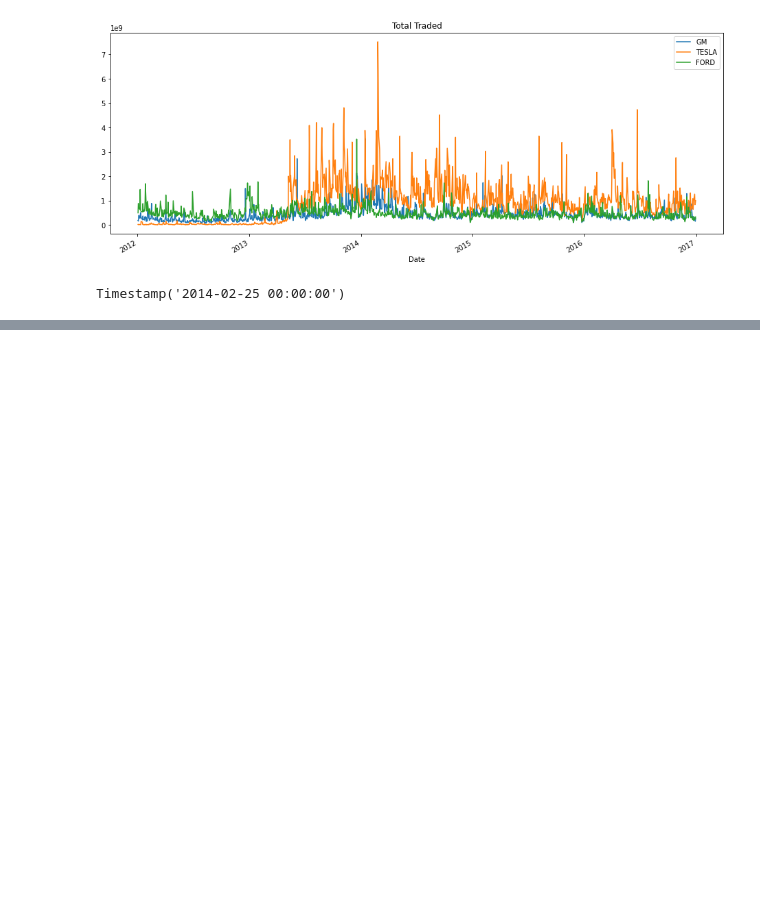
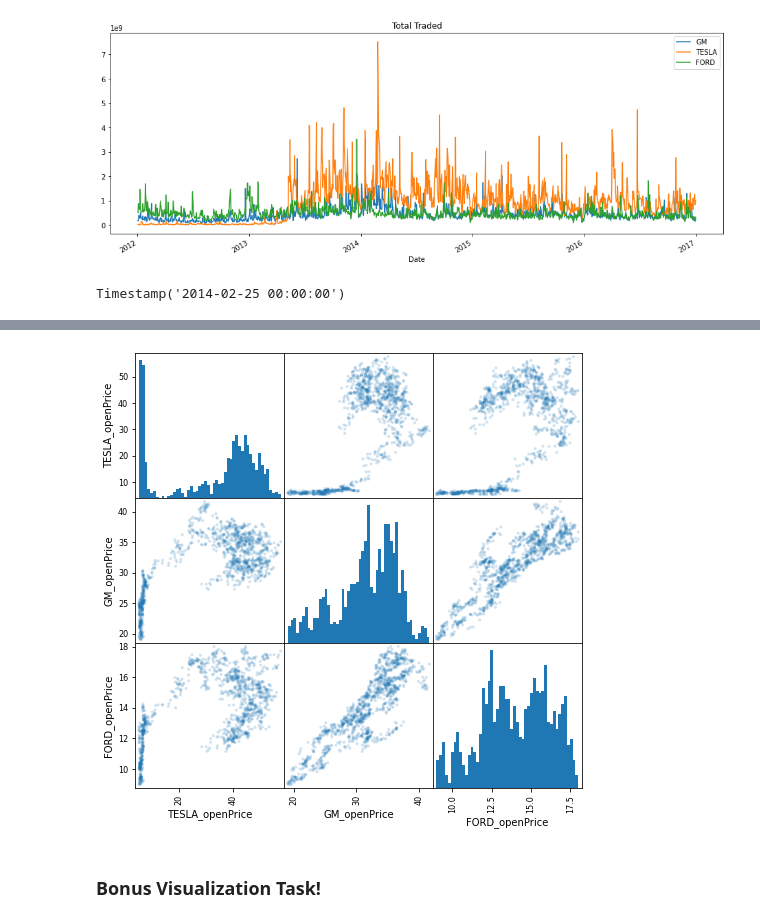
Before and after one commit to aguilarNikolas/Python_forFinancialAnalysis_andAlgorithmicTrading, a Jupyter notebook: Stock Market Analysis Project.ipynb, the cells around one changed output, grey strips where cells are left out. Cells and saved outputs as stored; diff of their text form; code cells hidden in the pictures; blank space fills up the shorter version.

```diff
--- a/Stock Market Analysis Project.ipynb
+++ b/Stock Market Analysis Project.ipynb
@@ -134,0 +153,2 @@ Timestamp('2014-02-25 00:00:00')
+# %%
+new_df = pd.DataFrame()
@@ -134,0 +192,7 @@ Timestamp('2014-02-25 00:00:00')
+# %%
+# You can use a semi-colon to remove the axes print outs
+scatter_matrix(new_df,figsize=(8,8),alpha=0.2,hist_kwds={'bins':50});
+# %% [output]
+[figure, added]
+# %% [markdown]
+### Bonus Visualization Task!
```
Also changed, not shown: parts of 17 cells of this notebook.
